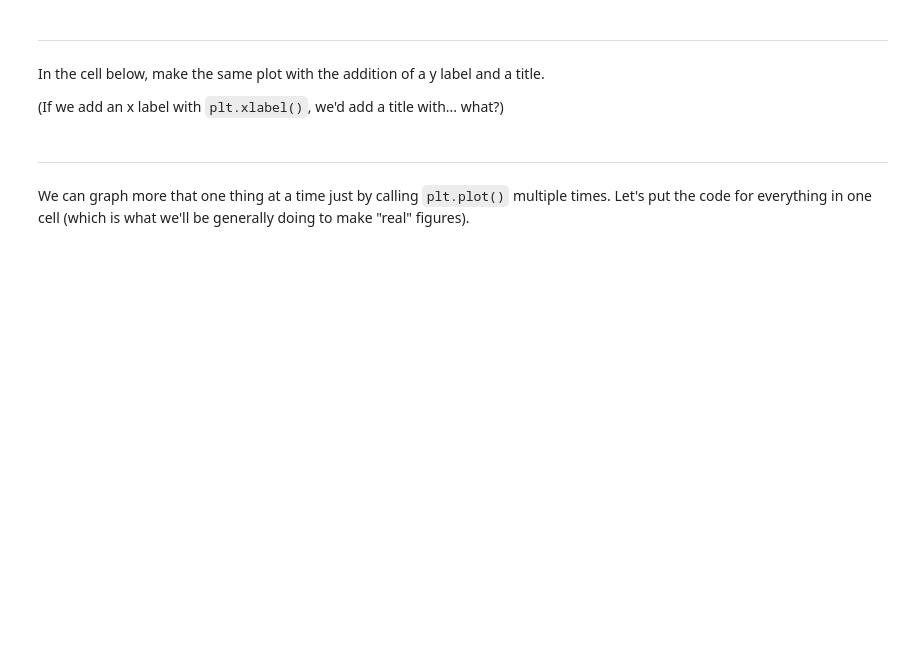
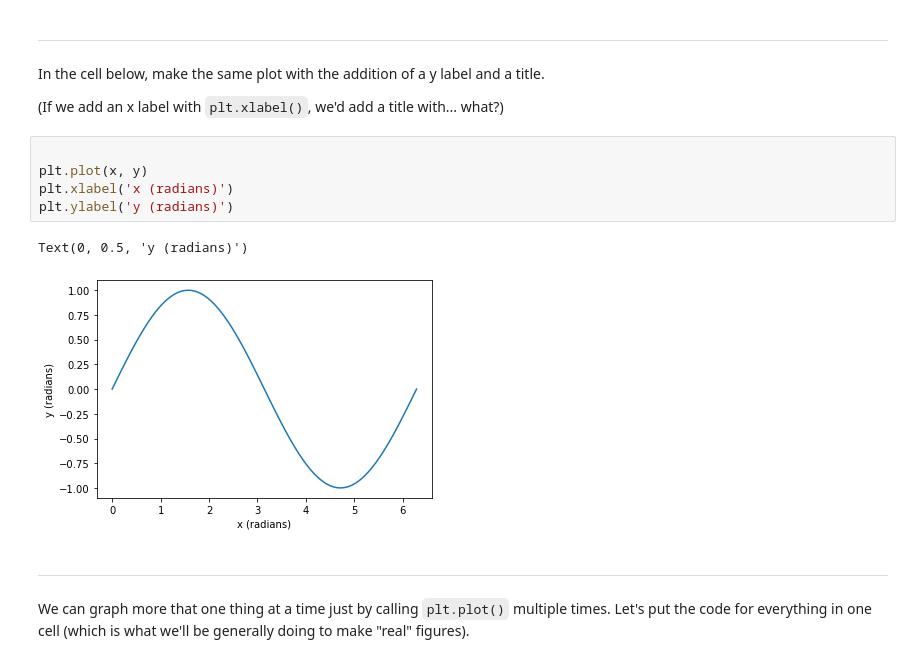
Before and after one commit to scingram1120/FDS-CourseTwo, a Jupyter notebook: t8.ipynb, the cells around one changed output. Saved outputs shown, nothing was run; the diff lists cells and outputs as text; blank space fills up the shorter version.

```diff
--- a/t8.ipynb
+++ b/t8.ipynb
@@ -61,6 +68,14 @@ Text(0.5, 0, 'x (radians)')
 In the cell below, make the same plot with the addition of a y label and a title.
 
 (If we add an x label with `plt.xlabel()`, we'd add a title with... what?)
+# %%
+
+plt.plot(x, y)
+plt.xlabel('x (radians)')
+plt.ylabel('y (radians)')
+# %% [output]
+Text(0, 0.5, 'y (radians)')
+[figure, added]
 # %% [markdown]
 ---
 # %% [markdown]
```
Also changed, not shown: parts of 20 cells of this notebook, 3 other files.
